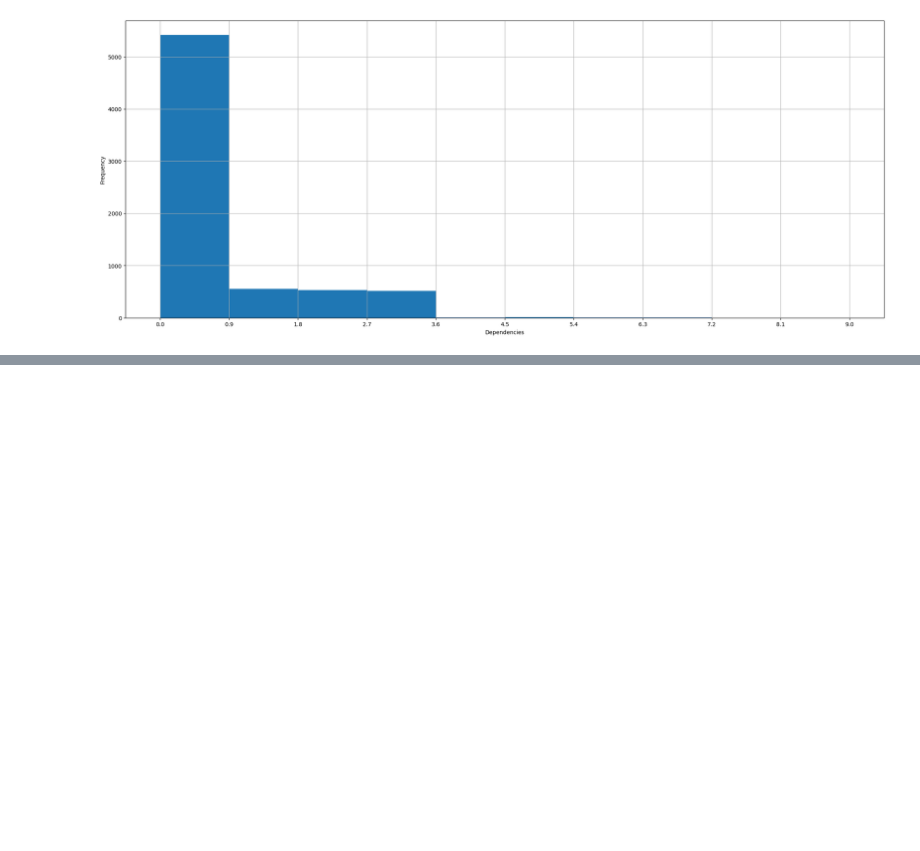
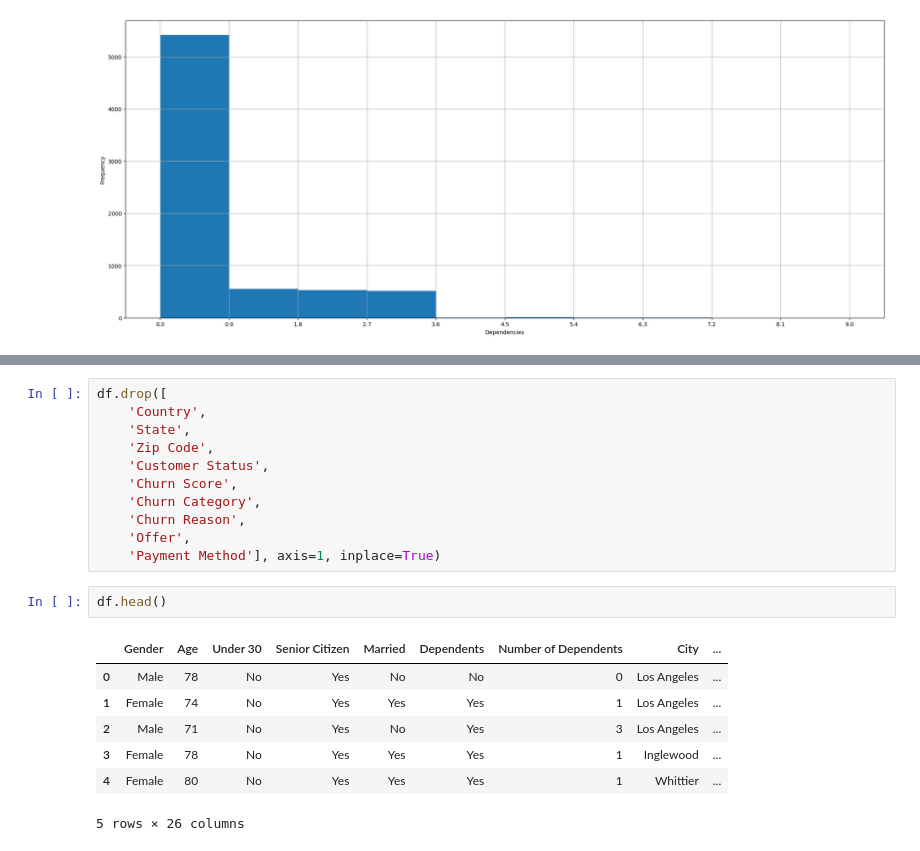
Before and after one commit to Seenuprime/Data-Analytics, a Jupyter notebook: Customer_churn.ipynb, the cells around one changed output, grey strips where cells are left out. Drawn from its saved outputs; the diff is of its cells as text; blank space fills up the shorter version.

```diff
--- a/Customer_churn.ipynb
+++ b/Customer_churn.ipynb
@@ -110,0 +196,21 @@ Text(0.5, 58.7222222222222, 'Dependencies')
+# %%
+df.drop([
+    'Country',
+    'State',
+    'Zip Code',
+    'Customer Status',
+    'Churn Score',
+    'Churn Category',
+    'Churn Reason',
+    'Offer',
+    'Payment Method'], axis=1, inplace=True)
+# %%
+df.head()
+# %% [output]
+|  | Gender | Age | Under 30 | Senior Citizen | Married | Dependents | Number of Dependents | City | ... |
+| 0 | Male | 78 | No | Yes | No | No | 0 | Los Angeles | ... |
+| 1 | Female | 74 | No | Yes | Yes | Yes | 1 | Los Angeles | ... |
+| 2 | Male | 71 | No | Yes | No | Yes | 3 | Los Angeles | ... |
+| 3 | Female | 78 | No | Yes | Yes | Yes | 1 | Inglewood | ... |
+| 4 | Female | 80 | No | Yes | Yes | Yes | 1 | Whittier | ... |
+5 rows × 26 columns
```
Also changed, not shown: parts of 23 cells of this notebook.
